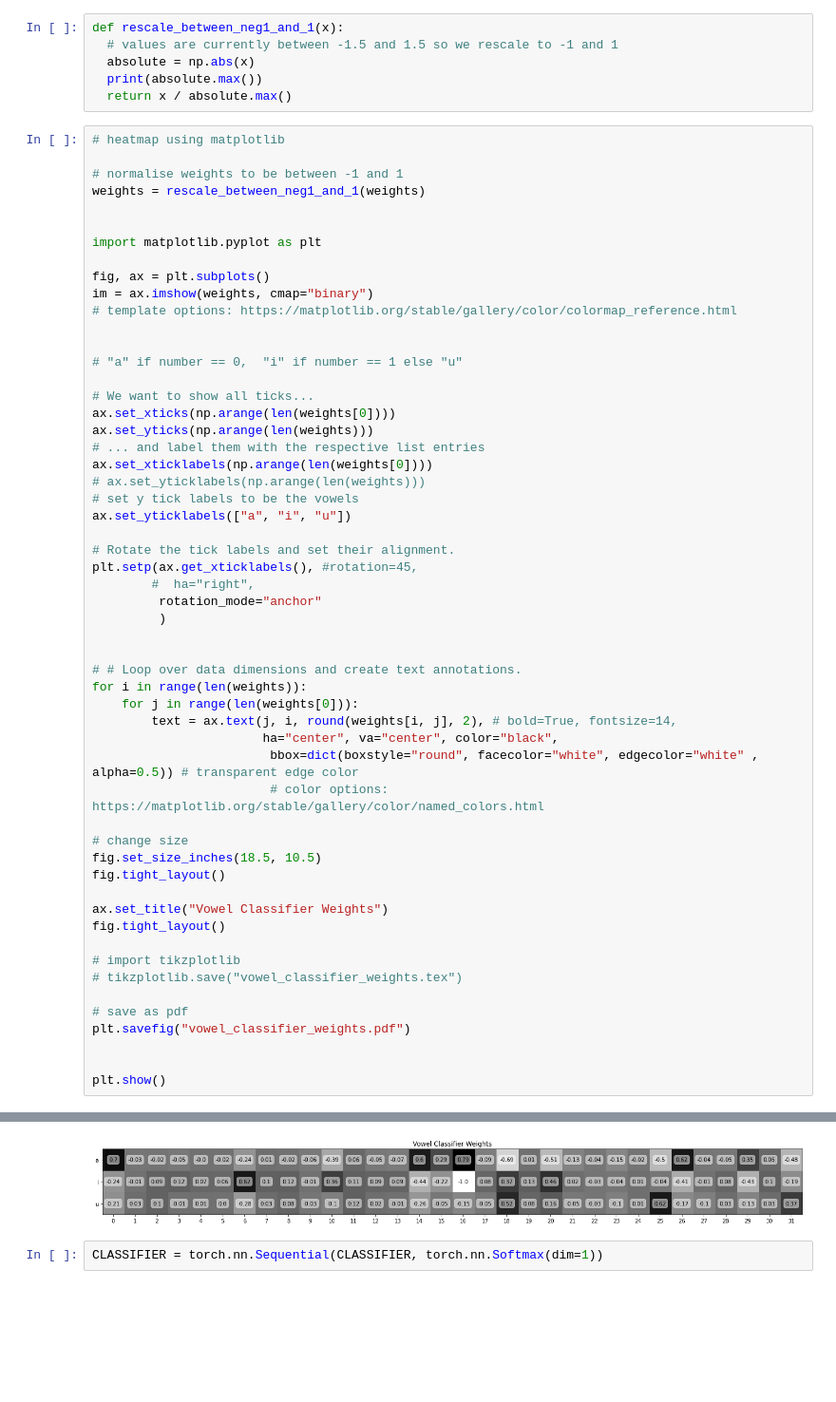
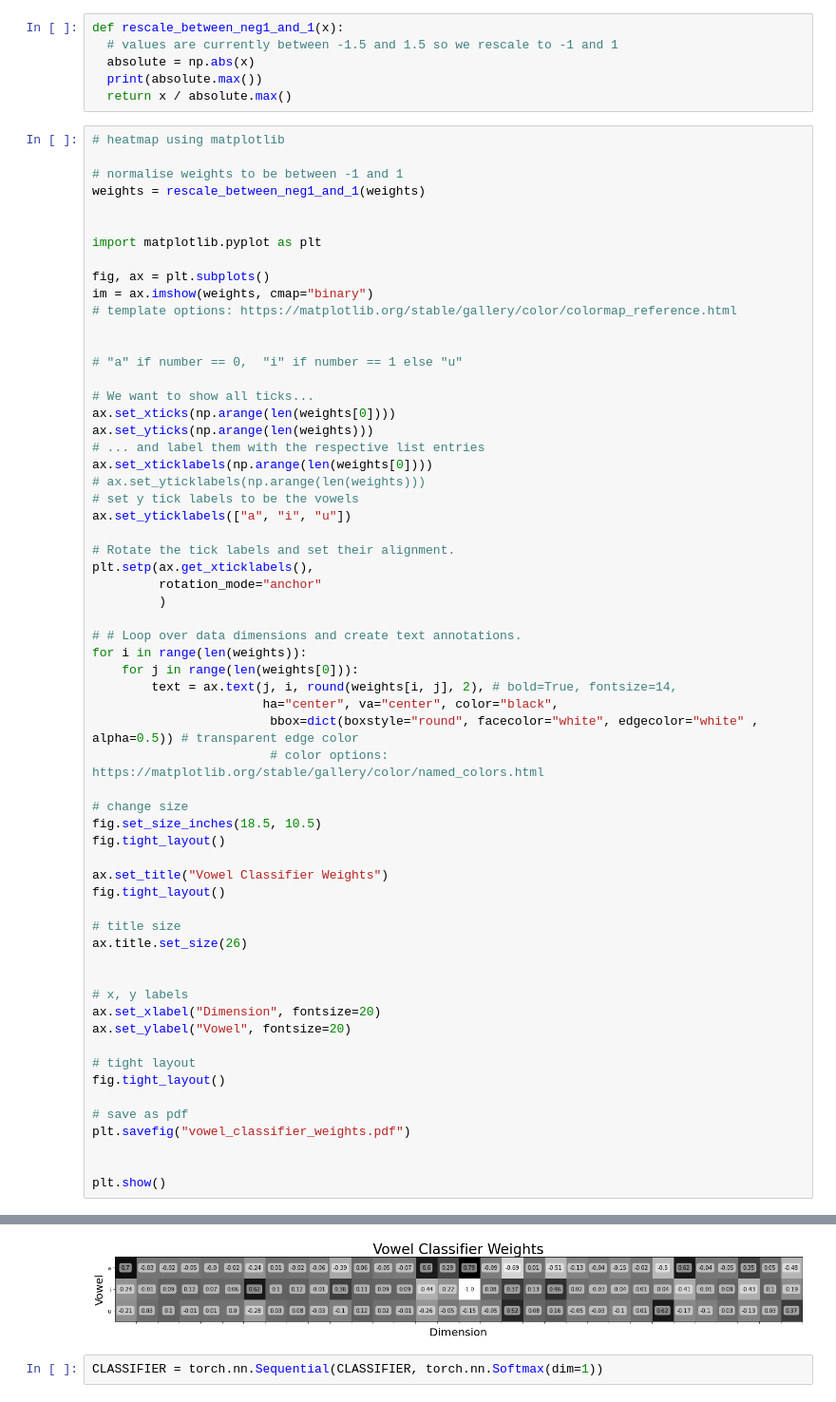
Before and after one commit to fdenoodt/Smooth-InfoMax, a Jupyter notebook: GIM/main_interpolate_vowel_classifier.ipynb, the cells around one changed output, grey strips where cells are left out. Shown at 95% size. Drawn from its saved outputs; the diff is of its cells as text; blank space fills up the shorter version.

```diff
--- a/GIM/main_interpolate_vowel_classifier.ipynb
+++ b/GIM/main_interpolate_vowel_classifier.ipynb
@@ -126,39 +126,45 @@ ax.set_xticklabels(np.arange(len(weights[0])))
 # set y tick labels to be the vowels
 ax.set_yticklabels(["a", "i", "u"])
 
 # Rotate the tick labels and set their alignment.
-plt.setp(ax.get_xticklabels(), #rotation=45,
-        #  ha="right",
+plt.setp(ax.get_xticklabels(),
          rotation_mode="anchor"
          )
-
 
 # # Loop over data dimensions and create text annotations.
 for i in range(len(weights)):
     for j in range(len(weights[0])):
         text = ax.text(j, i, round(weights[i, j], 2), # bold=True, fontsize=14,
                        ha="center", va="center", color="black",
                         bbox=dict(boxstyle="round", facecolor="white", edgecolor="white" , alpha=0.5)) # transparent edge color
                         # color options: https://matplotlib.org/stable/gallery/color/named_colors.html
 
 # change size
 fig.set_size_inches(18.5, 10.5)
 fig.tight_layout()
 
 ax.set_title("Vowel Classifier Weights")
 fig.tight_layout()
 
-# import tikzplotlib
-# tikzplotlib.save("vowel_classifier_weights.tex")
+# title size
+ax.title.set_size(26)
+
+
+# x, y labels
+ax.set_xlabel("Dimension", fontsize=20)
+ax.set_ylabel("Vowel", fontsize=20)
+
+# tight layout
+fig.tight_layout()
 
 # save as pdf
 plt.savefig("vowel_classifier_weights.pdf")
 
 
 plt.show()
 # %% [output]
 1.0
-[figure, old version]
+[figure, new version]
 # %%
 CLASSIFIER = torch.nn.Sequential(CLASSIFIER, torch.nn.Softmax(dim=1))
 # %%
```
Also changed, not shown: 12 other files.
